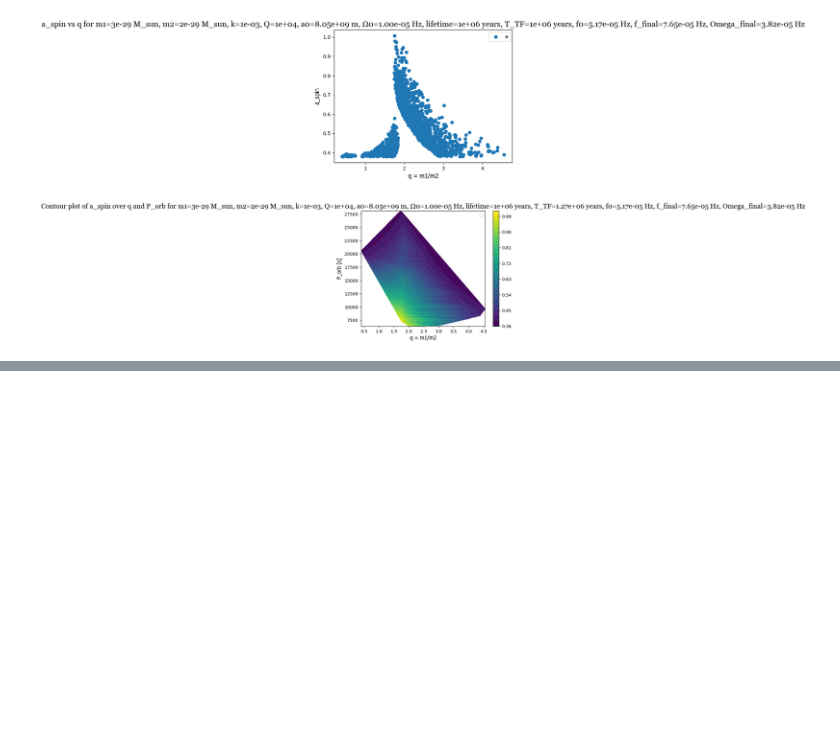
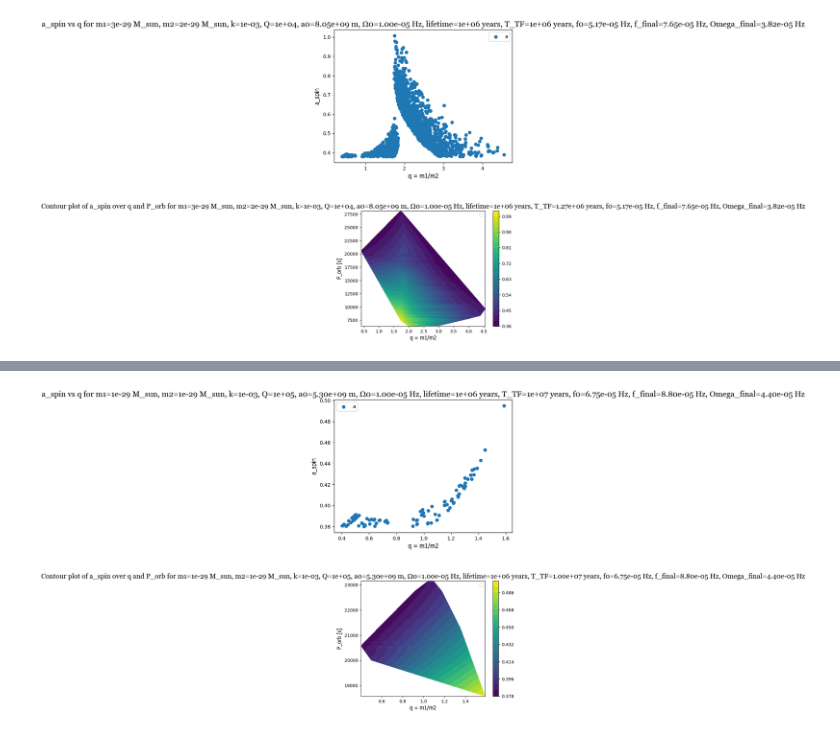
Before and after one commit to Nyaa394/Tidal-Spin-Up-in-Wolf-Rayet-Stars, a Jupyter notebook: main_eq_plots.ipynb, the cells around one changed output, grey strips where cells are left out. Saved outputs shown, nothing was run; the diff lists cells and outputs as text; code cells hidden in the pictures; blank space fills up the shorter version.

```diff
--- a/main_eq_plots.ipynb
+++ b/main_eq_plots.ipynb
@@ -255 +202,63 @@ p.plot2d_contour(q_array, P_orb_array, a_spin_array, xlabel='q = m1/m2', ylabel=
+# %%
+# plots for wtf cases (no mass transfer but timescale 9M)
+
+# important libs and constants
+import plot_utils as p
+import numpy as np
+import csv
+G = 6.674e-11  # N*m^2/Kg^2
+Msolar = 1.989e30  # kg
+Rsolar = 6.957e8  # in m
+c = 299792458.0  # m/s
+
+# containers for all solutions (for combined plots)
+all_q = []
+all_a_spin = []
+all_kQ = []
+all_P_orb = []
+
+with open("wtf.csv", "r") as o:
+    reader = csv.DictReader(o)
+    for row in reader:
+        sol_id = row["ID"]
+
+        # read metadata from csv
+        m1 = float(row["m_WR/M_Sun"])
+        m2 = float(row["m_companion/M_Sun"])
+        a0 = float(row["initial separation a0 (m)"])
+        Omega0 = float(row["initial spin Omega0 (Hz)"])
+        f0 = float(row["initial frequency f0 (Hz)"])
+        k = float(row["k"])
+        Q = float(row["Q"])
+        R1 = float(row["WR star Radius R_WR"])
+        lifetime = float(row["lifetime (years)"])
+        T_TF = float(row["tidal function timescale (years)"])
+        f_final = float(row["f_final (Hz)"])
+        Omega_final = float(row["Omega_final (Hz)"])
+        J = float(row["final angular momentum J (kg m^2/s)"])
+        a_spin = float(row["spin parameter a_spin"])
+        a_final = float(row["final separation a_final (m)"])
+        a_min_si = float(row["minimum separation a_min (m)"])
+        q = m1/m2
+
+        all_q.append(q)
+        all_a_spin.append(a_spin)
+        all_kQ.append(k/Q)
+        all_P_orb.append(2/f_final)
+
+q_array = np.array(all_q)
+a_spin_array = np.array(all_a_spin)
+kQ_array = np.array(all_kQ)
+P_orb_array = np.array(all_P_orb)
+
+# plot a_spin vs q
+p.scatter2d(q_array, a_spin_array, xlabel='q = m1/m2',
+            ylabel='a_spin', title=f"a_spin vs q for m1={format(m1/Msolar, '.0e')} M_sun, m2={format(m2/Msolar, '.0e')} M_sun, k={format(k, '.0e')}, Q={format(Q, '.0e')}, a0={format(a0, '.2e')} m, Ω0={format(Omega0, '.2e')} Hz, lifetime={format(lifetime, '.0e')} years, T_TF={format(T_TF, '.0e')} years, f0={format(f0, '.2e')} Hz, f_final={format(f_final, '.2e')} Hz, Omega_final={format(Omega_final, '.2e')} Hz", legend='a_spin(q)', colour=None, axis_font='Tahoma', axis_size=12, title_font='Georgia', title_size=16, legend_size=10)
+
+# plot q vs k/Q with a contour for a_spin
+p.plot2d_contour(q_array, P_orb_array, a_spin_array, xlabel='q = m1/m2', ylabel='P_orb [s]',
+                 title=f"Contour plot of a_spin over q and P_orb for m1={format(m1/Msolar, '.0e')} M_sun, m2={format(m2/Msolar, '.0e')} M_sun, k={format(k, '.0e')}, Q={format(Q, '.0e')}, a0={format(a0, '.2e')} m, Ω0={format(Omega0, '.2e')} Hz, lifetime={format(lifetime, '.0e')} years, T_TF={format(T_TF, '.2e')} years, f0={format(f0, '.2e')} Hz, f_final={format(f_final, '.2e')} Hz, Omega_final={format(Omega_final, '.2e')} Hz", legend='a_spin(q, k/Q)', axis_font='Tahoma', axis_size=12, title_font='Georgia', title_size=16, legend_size=10)
+# %% [output]
+[figure, added]
+[figure, added]
 # %%
```
Also changed, not shown: parts of 4 cells of this notebook.
